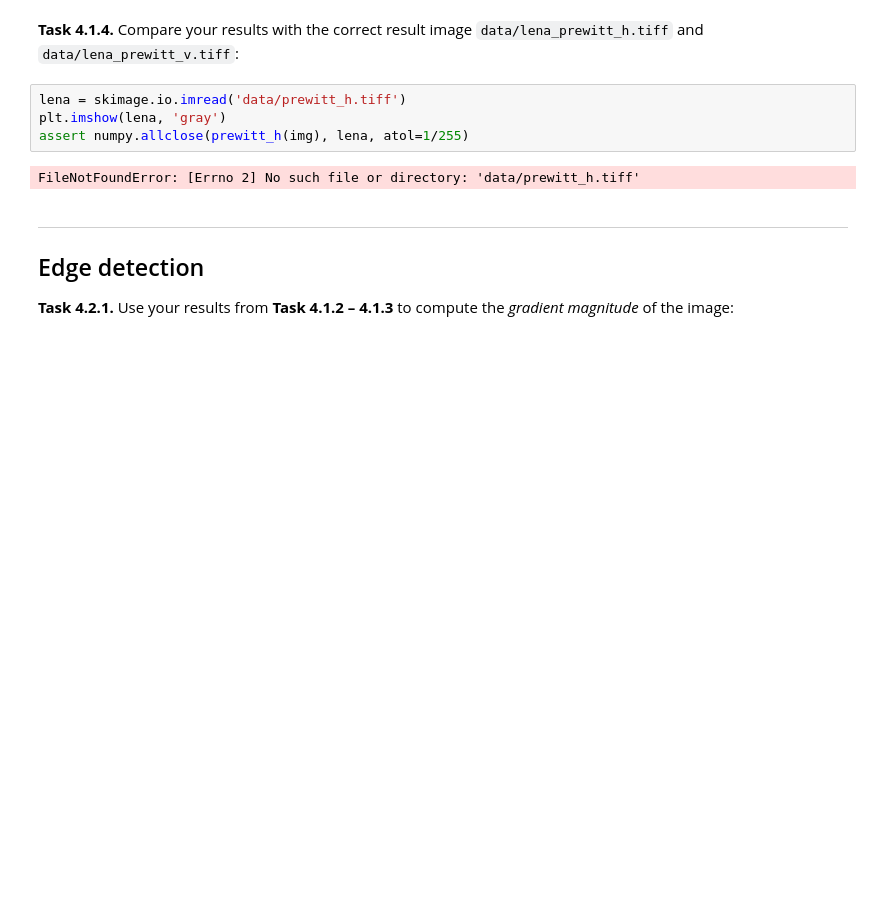
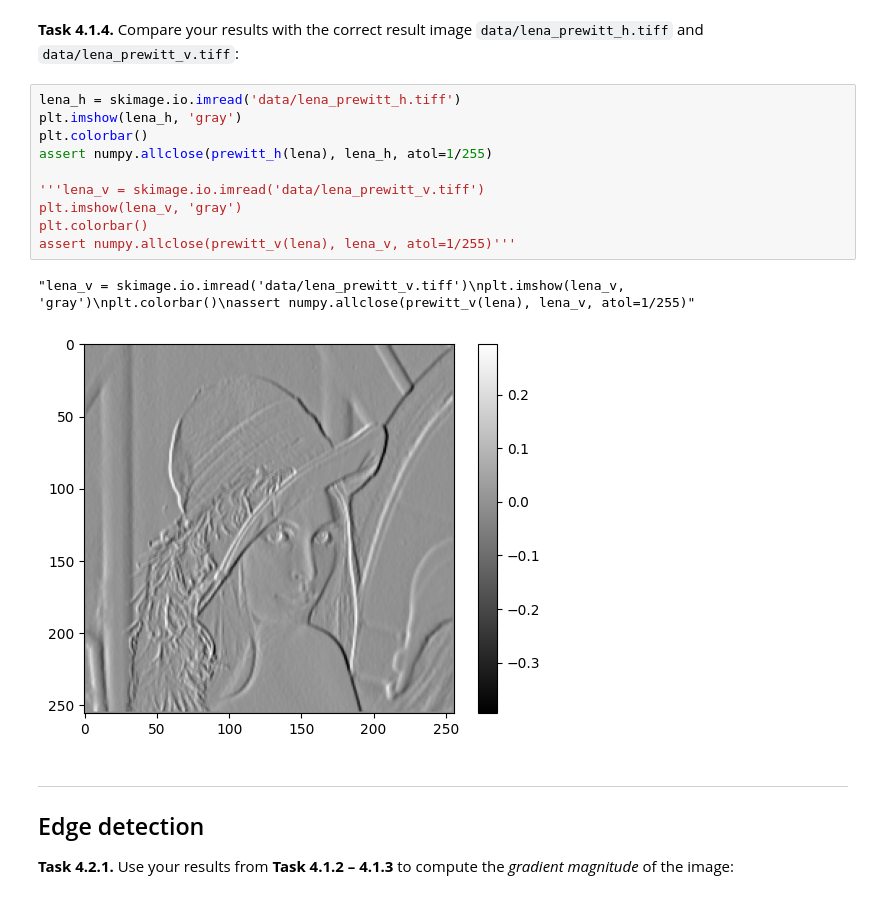
Before and after one commit to leventetn/mobi-fs3-python, a Jupyter notebook: task4.ipynb, the cells around one changed output. Cells and saved outputs as stored; diff of their text form; blank space fills up the shorter version.

```diff
--- a/task4.ipynb
+++ b/task4.ipynb
@@ -53,11 +74,18 @@ plt.colorbar()
 # %% [markdown]
 **<a id="#">Task 4.1.4.</a>** Compare your results with the correct result image `data/lena_prewitt_h.tiff` and `data/lena_prewitt_v.tiff`:
 # %%
-lena = skimage.io.imread('data/prewitt_h.tiff')
-plt.imshow(lena, 'gray')
-assert numpy.allclose(prewitt_h(img), lena, atol=1/255)
+lena_h = skimage.io.imread('data/lena_prewitt_h.tiff')
+plt.imshow(lena_h, 'gray')
+plt.colorbar()
+assert numpy.allclose(prewitt_h(lena), lena_h, atol=1/255)
+
+'''lena_v = skimage.io.imread('data/lena_prewitt_v.tiff')
+plt.imshow(lena_v, 'gray')
+plt.colorbar()
+assert numpy.allclose(prewitt_v(lena), lena_v, atol=1/255)'''
 # %% [output]
-FileNotFoundError: [Errno 2] No such file or directory: 'data/prewitt_h.tiff'
+"lena_v = skimage.io.imread('data/lena_prewitt_v.tiff')\nplt.imshow(lena_v, 'gray')\nplt.colorbar()\nassert numpy.allclose(prewitt_v(lena), lena_v, atol=1/255)"
+[figure, added]
 # %% [markdown]
 ---
 
```
Also changed, not shown: parts of 2 cells of this notebook.
